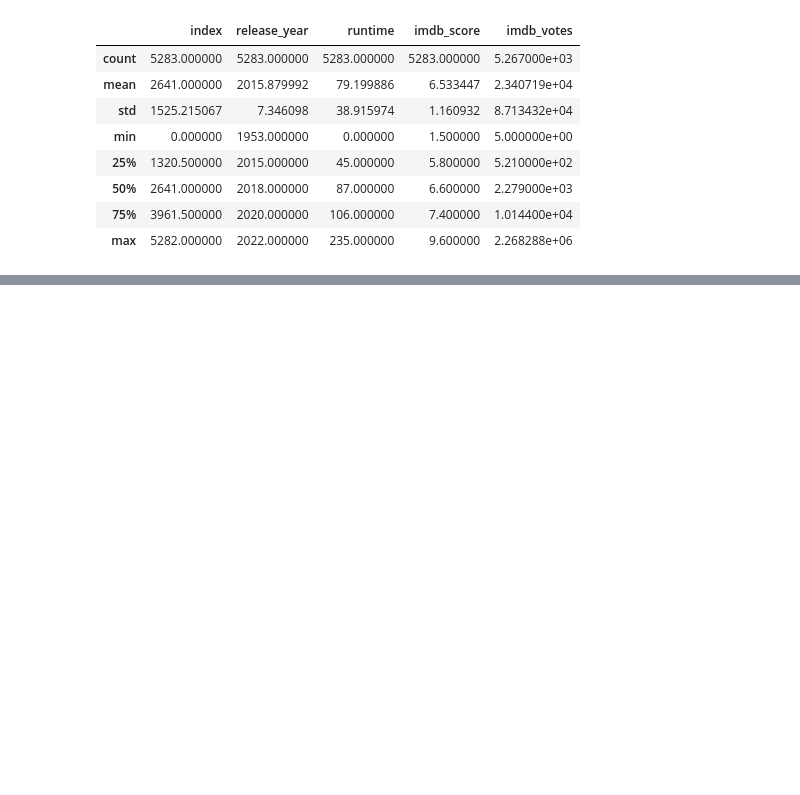
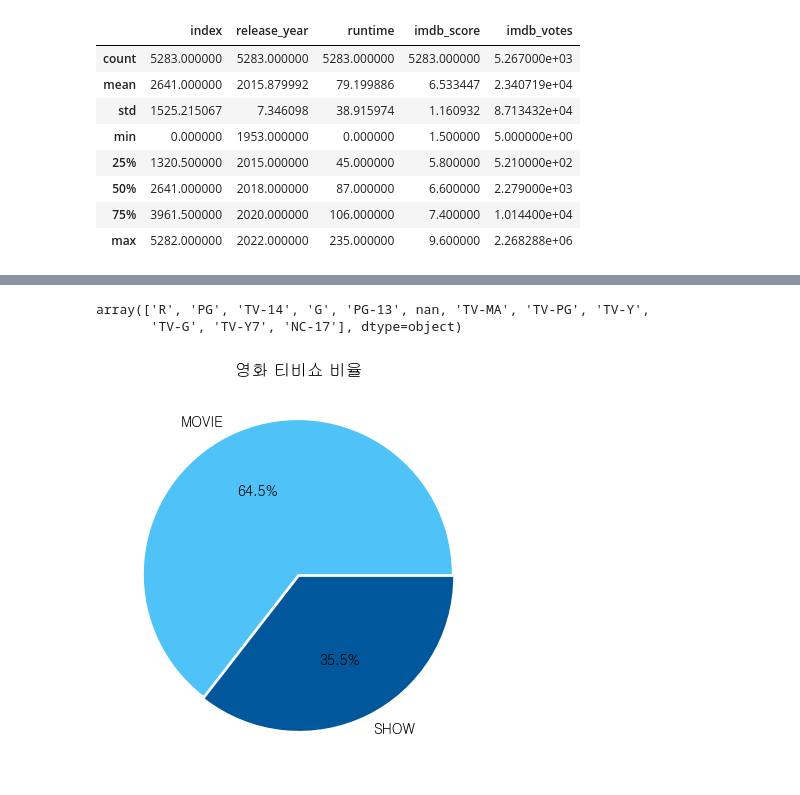
Before and after one commit to karl21-02/netflix_data_analysis, a Jupyter notebook: NetflixTVShowsAndMovies.ipynb, the cells around one changed output, grey strips where cells are left out. Saved outputs shown, nothing was run; the diff lists cells and outputs as text; code cells hidden in the pictures; blank space fills up the shorter version.

```diff
--- a/NetflixTVShowsAndMovies.ipynb
+++ b/NetflixTVShowsAndMovies.ipynb
@@ -75,3 +57,6 @@ df.describe()
 | 50% | 2641.000000 | 2018.000000 | 87.000000 | 6.600000 | 2.279000e+03 |
 | 75% | 3961.500000 | 2020.000000 | 106.000000 | 7.400000 | 1.014400e+04 |
 | max | 5282.000000 | 2022.000000 | 235.000000 | 9.600000 | 2.268288e+06 |
+# %%
+# 필요 없는 열 drop
+df = df.drop(['imdb_id'], axis=1)
@@ -77,0 +85,19 @@ df.describe()
+# %%
+# 나이제한 고유값 확인
+age_unique = df['age_certification'].unique()
+age_unique
+# %% [output]
+array(['R', 'PG', 'TV-14', 'G', 'PG-13', nan, 'TV-MA', 'TV-PG', 'TV-Y',
+       'TV-G', 'TV-Y7', 'NC-17'], dtype=object)
+# %%
+type_count = df['type'].value_counts()
+# %%
+# 영화와 무비의 비율
+
+plt.figure(figsize=(8, 5))
+plt.pie(type_count, labels=type_count.index, autopct='%1.1f%%',
+        explode=[0.01, 0.01], colors=['#4FC3F7', '#01579B'])
+plt.title("영화 티비쇼 비율")
+plt.show()
+# %% [output]
+[figure, added]
```
Also changed, not shown: parts of 8 cells of this notebook, 2 other files.
